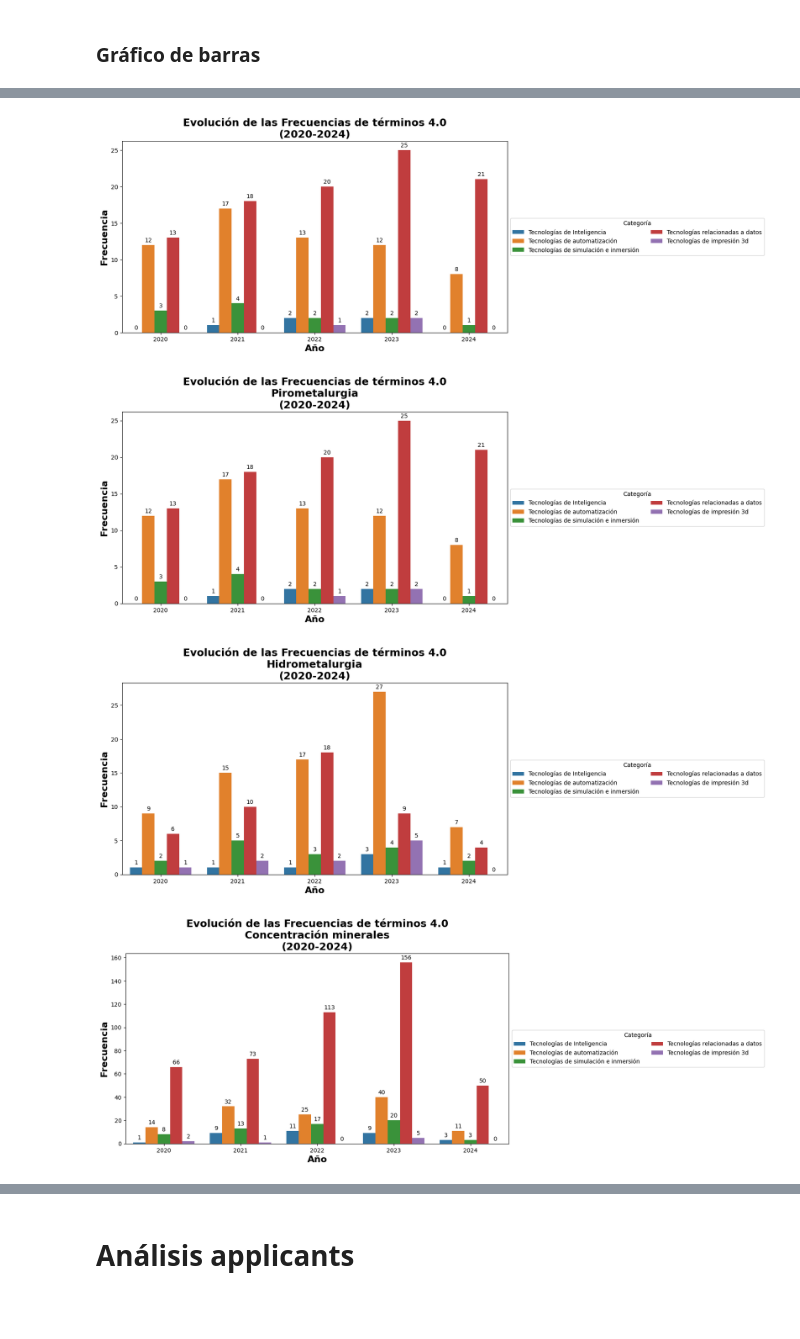
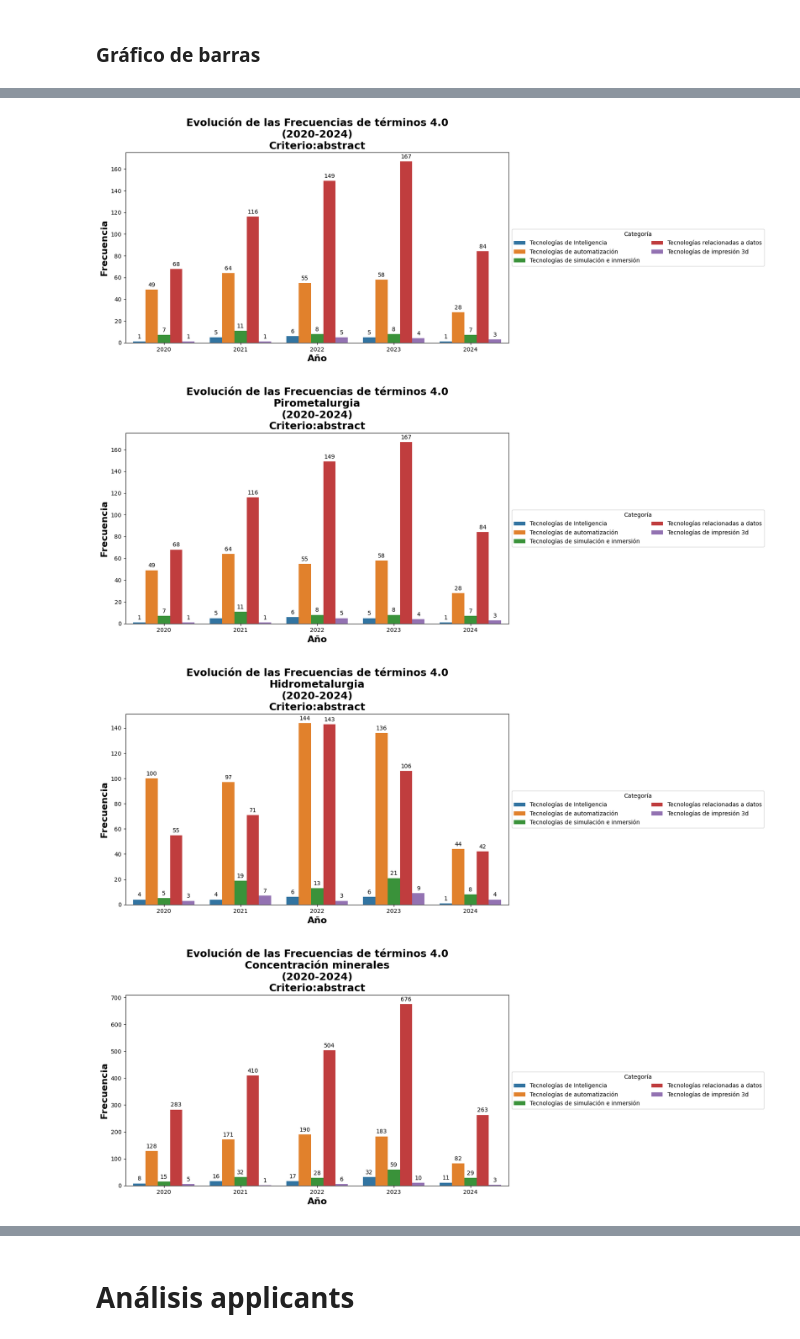
Before and after one commit to jamezahidalgo/analisis_patentes, a Jupyter notebook: notebooks/Analisis_por_areas.ipynb, the cells around one changed output, grey strips where cells are left out. Cells and saved outputs as stored; diff of their text form; code cells hidden in the pictures; blank space fills up the shorter version.

```diff
--- a/notebooks/Analisis_por_areas.ipynb
+++ b/notebooks/Analisis_por_areas.ipynb
@@ -243 +250,4 @@ data_resumen_limpia['tokens'] = data_resumen_limpia['title'].apply(preprocess_te
+# %%
+data_resumen_limpia['tokens'] = data_resumen_limpia['abstract'].apply(preprocess_text_v)
+criterio = "abstract"
 # %% [markdown]
@@ -415,7 +429,8 @@ def obtiene_frecuencias_por_area(data_source : pd.DataFrame, lst_categorias : np
                                     inicio = inicio, final = fin)
   return data_frecuencia
 # %%
-def grafico_barras_etiquetas(data_frecuencia : pd.DataFrame, target_area : str):
+def grafico_barras_etiquetas(data_frecuencia : pd.DataFrame, target_area : str,
+                             criterio : str):
   # Transformar el DataFrame a formato largo
   df_long = pd.melt(data_frecuencia, id_vars=['categoria'], var_name='Año', value_name='Frecuencia')
 
@@ -426,7 +441,8 @@ def grafico_barras_etiquetas(data_frecuencia : pd.DataFrame, target_area : str):
   for container in ax.containers:
     ax.bar_label(container, fmt='%.0f', label_type='edge', padding=3)
   # Personalizar el gráfico
-  plt.title(f'Evolución de las Frecuencias de términos 4.0\n{target_area}\n({inicio}-{fin})', fontsize=18, fontweight="bold")
+  plt.title(f'Evolución de las Frecuencias de términos 4.0\n{target_area}\n({inicio}-{fin})\nCriterio:{criterio}',
+            fontsize=18, fontweight="bold")
   plt.xlabel('Año', fontsize=16, fontweight="bold")
   plt.ylabel('Frecuencia', fontsize=16, fontweight="bold")
   plt.legend(title='Categoría', loc="center left", bbox_to_anchor=(1, 0.5), ncol=2)
@@ -460,13 +476,13 @@ ax = sns.barplot(data=df_long, x='Año', y='Frecuencia', hue='categoria')
 for container in ax.containers:
     ax.bar_label(container, fmt='%.0f', label_type='edge', padding=3)
 # Personalizar el gráfico
-plt.title(f'Evolución de las Frecuencias de términos 4.0\n({inicio}-{fin})', fontsize=18, fontweight="bold")
+plt.title(f'Evolución de las Frecuencias de términos 4.0\n({inicio}-{fin})\nCriterio:{criterio}', fontsize=18, fontweight="bold")
 plt.xlabel('Año', fontsize=16, fontweight="bold")
 plt.ylabel('Frecuencia', fontsize=16, fontweight="bold")
 plt.legend(title='Categoría', loc="center left", bbox_to_anchor=(1, 0.5), ncol=2)
 plt.show()
 # %% [output]
-[figure, old version]
+[figure, new version]
 # %%
 # Usando las funciones
 # Obtiene el año de inicio y de término según lo indica la data
@@ -474,25 +490,25 @@ x_area = 'Pirometalurgia'
 inicio, fin = np.min(data_resumen_limpia['publication_year']), np.max(data_resumen_limpia['publication_year'])
 data_frecuencia = obtiene_frecuencias_por_area(data_resumen_limpia, datos["categorias"],
                                                x_area, inicio, fin)
-grafico_barras_etiquetas(data_frecuencia, x_area)
+grafico_barras_etiquetas(data_frecuencia, x_area, criterio)
 # %% [output]
-[figure, old version]
+[figure, new version]
 # %%
 x_area = 'Hidrometalurgia'
 inicio, fin = np.min(data_resumen_limpia['publication_year']), np.max(data_resumen_limpia['publication_year'])
 data_frecuencia = obtiene_frecuencias_por_area(data_resumen_limpia, datos["categorias"],
                                                x_area, inicio, fin)
-grafico_barras_etiquetas(data_frecuencia, x_area)
+grafico_barras_etiquetas(data_frecuencia, x_area, criterio)
 # %% [output]
-[figure, old version]
+[figure, new version]
 # %%
 x_area = 'Concentración minerales'
 inicio, fin = np.min(data_resumen_limpia['publication_year']), np.max(data_resumen_limpia['publication_year'])
 data_frecuencia = obtiene_frecuencias_por_area(data_resumen_limpia, datos["categorias"],
                                                x_area, inicio, fin)
-grafico_barras_etiquetas(data_frecuencia, x_area)
+grafico_barras_etiquetas(data_frecuencia, x_area, criterio)
 # %% [output]
-[figure, old version]
+[figure, new version]
 # %%
 x_area = 'Extracción de minerales'
 inicio, fin = np.min(data_resumen_limpia['publication_year']), np.max(data_resumen_limpia['publication_year'])
```
Also changed, not shown: parts of 31 cells of this notebook.
